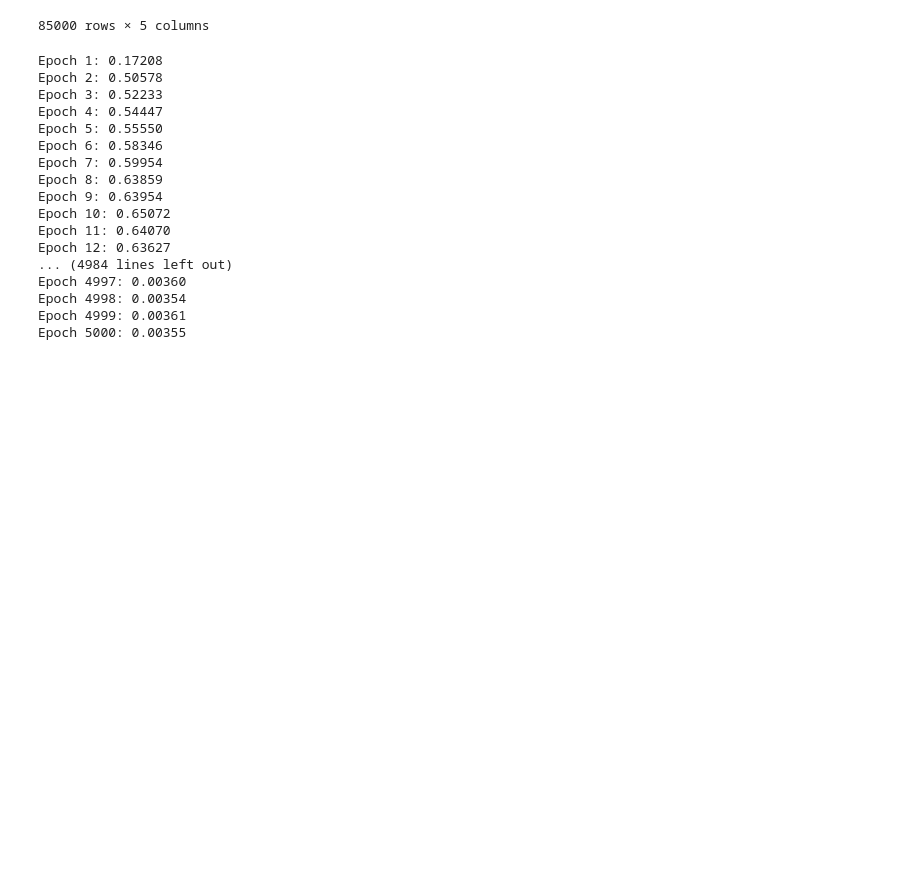
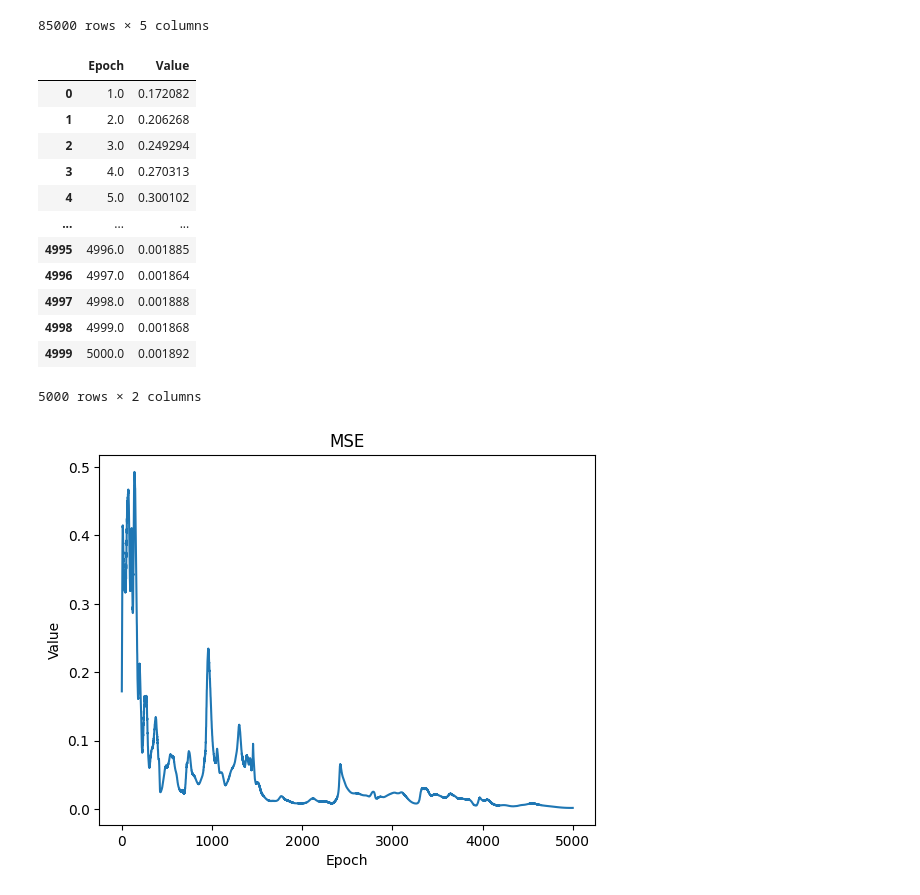
Before and after one commit to mentalMint/neural-networks, a Jupyter notebook: Lab 2/metrics/metrics.ipynb, the cells around one changed output. Drawn from its saved outputs; the diff is of its cells as text; code cells hidden in the pictures; blank space fills up the shorter version.

```diff
--- a/Lab 2/metrics/metrics.ipynb
+++ b/Lab 2/metrics/metrics.ipynb
@@ -3,7 +3,7 @@ import matplotlib.pyplot as plt
 import pandas as pd
 import numpy as np
 # %%
-df = pd.read_csv(filepath_or_buffer='D:/Studies/Neuro/Lab 2/perceptron/cmake-build-debug/results.csv')
+df = pd.read_csv(filepath_or_buffer='D:/Studies/Neuro/Lab 2/perceptron/cmake-build-debug/training_results.csv')
 df
 # %% [output]
 |  | Epoch | Predicted 0 | Real 0 | Predicted 1 | Real 1 |
@@ -20,6 +20,7 @@ df
 | 84999 | 5000 | 0.088059 | 0.112310 | 0.596112 | 0.619459 |
 85000 rows × 5 columns
 # %%
+mse_data = pd.DataFrame({'Epoch': [], 'Value': []})
 for group_name, group_data in df.groupby('Epoch'):
     general_pred_col = group_data.iloc[:, 1]
     general_real_col = group_data.iloc[:, 2]
@@ -31,23 +32,30 @@ for group_name, group_data in df.groupby('Epoch'):
         general_real_col += real_col
 
     mse = np.mean((general_pred_col - general_real_col)**2)
-    print(f"Epoch {group_name}: {mse:.5f}")
+    new_row = {'Epoch': group_name, 'Value': mse}
+    mse_data = pd.concat([mse_data, pd.DataFrame([new_row])], ignore_index=True)
+    # print(f"Epoch {group_name}: {mse:.5f}")
+display(mse_data)
 # %% [output]
+|  | Epoch | Value |
+| 0 | 1.0 | 0.172082 |
+| 1 | 2.0 | 0.206268 |
+| 2 | 3.0 | 0.249294 |
+| 3 | 4.0 | 0.270313 |
+| 4 | 5.0 | 0.300102 |
+| ... | ... | ... |
+| 4995 | 4996.0 | 0.001885 |
+| 4996 | 4997.0 | 0.001864 |
+| 4997 | 4998.0 | 0.001888 |
+| 4998 | 4999.0 | 0.001868 |
+| 4999 | 5000.0 | 0.001892 |
-Epoch 1: 0.17208
-Epoch 2: 0.50578
-Epoch 3: 0.52233
-Epoch 4: 0.54447
-Epoch 5: 0.55550
-Epoch 6: 0.58346
-Epoch 7: 0.59954
-Epoch 8: 0.63859
-Epoch 9: 0.63954
-Epoch 10: 0.65072
-Epoch 11: 0.64070
-Epoch 12: 0.63627
-... (4984 lines left out)
-Epoch 4997: 0.00360
-Epoch 4998: 0.00354
-Epoch 4999: 0.00361
-Epoch 5000: 0.00355
+5000 rows × 2 columns
+# %%
+plt.plot(mse_data['Epoch'], mse_data['Value'])
+plt.xlabel('Epoch')
+plt.ylabel('Value')
+plt.title('MSE')
+plt.show()
+# %% [output]
+[figure, added]
 # %%
```
Also changed, not shown: parts of 7 cells of this notebook, 6 other files.
